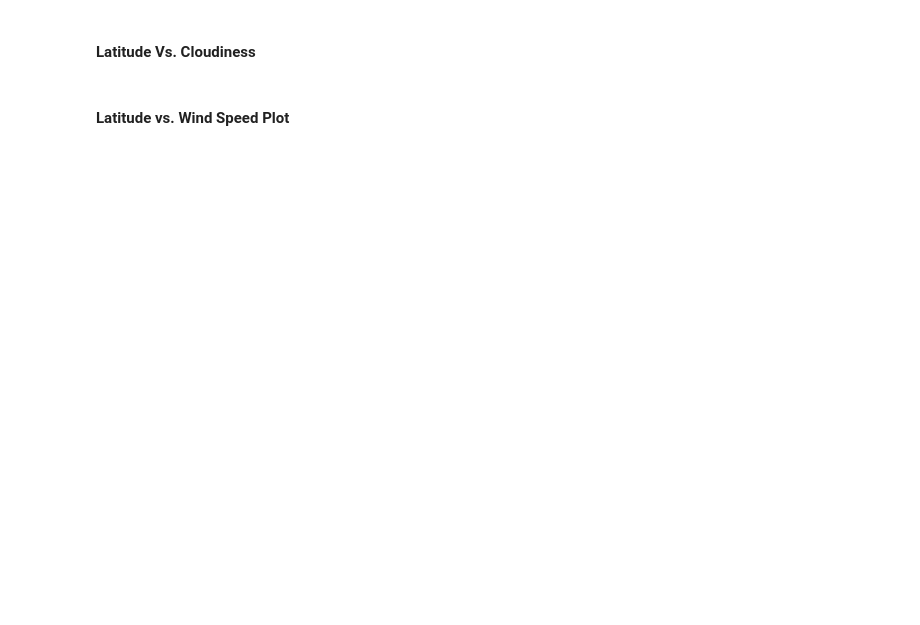
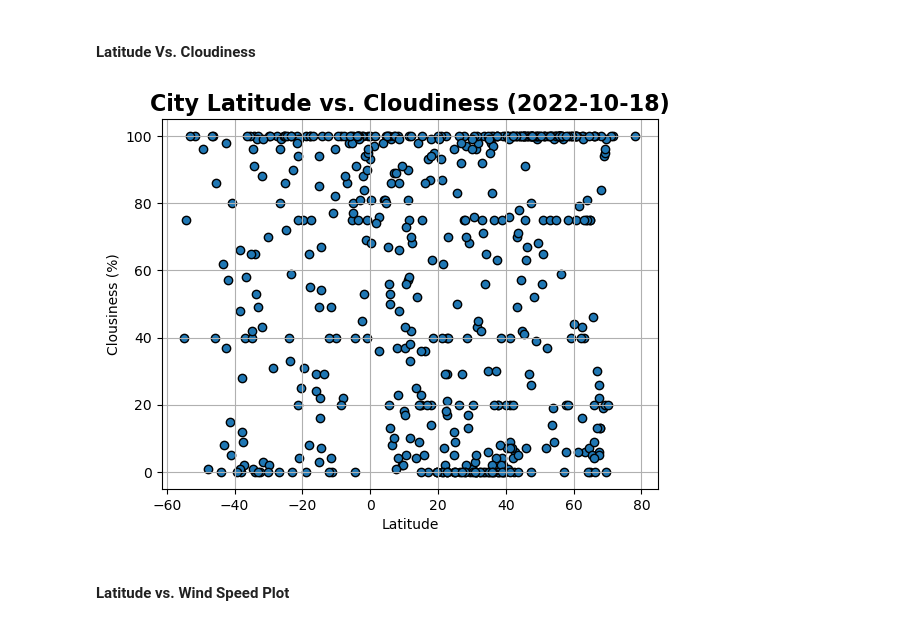
Before and after one commit to 31573/python-api-challenge, a Jupyter notebook: WeatherPy.ipynb, the cells around one changed output. Saved outputs shown, nothing was run; the diff lists cells and outputs as text; code cells hidden in the pictures; blank space fills up the shorter version.

```diff
--- a/WeatherPy.ipynb
+++ b/WeatherPy.ipynb
@@ -264,19 +248,21 @@ plt.show()
 #### Latitude Vs. Cloudiness
 # %%
 # Build the scatter plots for latitude vs. cloudiness
-plt.scatter(city_weather["Lat"], city_weather["Cloudiness"], marker = "o", edgecolors="black")
+plt.scatter(city_weather_df["Lat"], city_weather_df["Cloudiness"], marker = "o", edgecolors="black")
 
 # Incorporate the other graph properties
 plt.xlabel ("Latitude")
 plt.ylabel("Clousiness (%)")
-plt.title("City Latitude vs. Clousiness (2022-10-18)", fontsize =16, fontweight = "bold")
-ple.grid()
+plt.title("City Latitude vs. Cloudiness (2022-10-18)", fontsize =16, fontweight = "bold")
+plt.grid()
 
 # Save the figure
-plt.savefig("output_data/Fig3.png")
+plt.savefig("../output_data/Fig3.png")
 
 # Show plot
 plt.show()
+# %% [output]
+[figure, added]
 # %% [markdown]
 #### Latitude vs. Wind Speed Plot
 # %%
```
Also changed, not shown: parts of 33 cells of this notebook.
